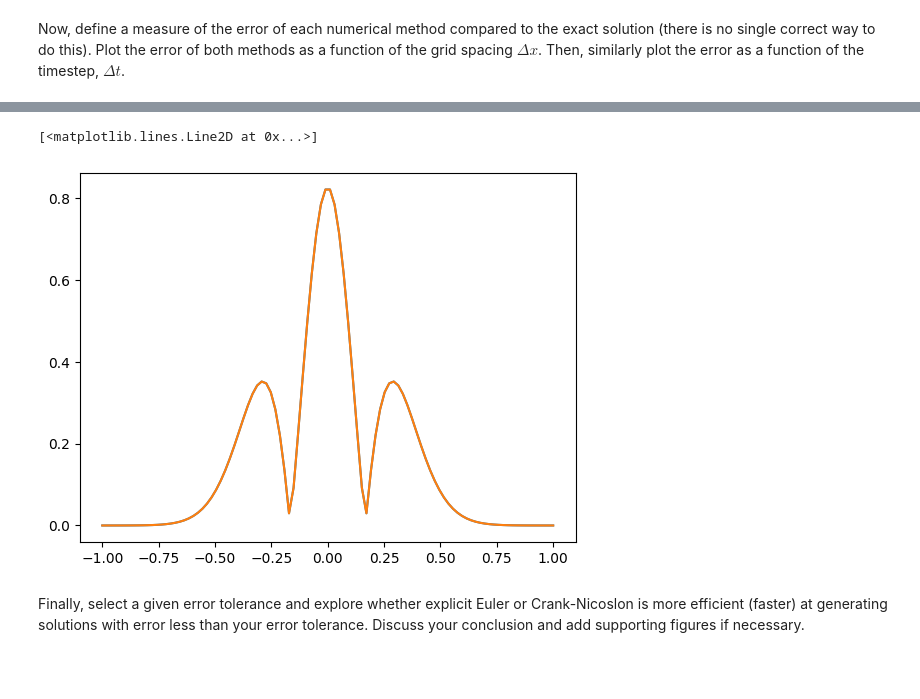
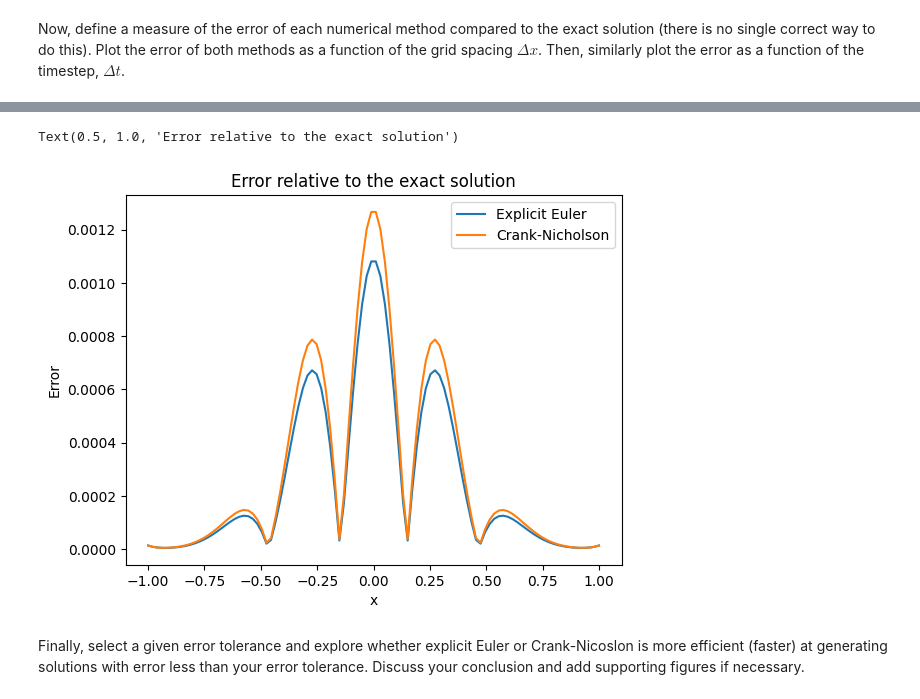
Before and after one commit to AnnabelHall/QCES_LNM, a Jupyter notebook: Project1_numerical_methods.ipynb, the cells around one changed output, grey strips where cells are left out. Cells and saved outputs as stored; diff of their text form; code cells hidden in the pictures; blank space fills up the shorter version.

```diff
--- a/Project1_numerical_methods.ipynb
+++ b/Project1_numerical_methods.ipynb
@@ -288,19 +300,24 @@ DISCUSS DEFINITION OF ERROR
 # %%
-# Add code to plot error here
+# Again, t = 20 for the true solution is equivalent to t = 10 for the models
+
 def euler_error(x):
-  error_ee = abs(c_EE[:,-1] - oneD_conc(x, 10, kappa))
+  error_ee = abs(c_EE[:,-1] - oneD_conc(x, 20, kappa))
   return error_ee
 
 def CN_error(x):
-  error_CN = abs(c_CN[:,-1] - oneD_conc(x, 10, kappa))
+  error_CN = abs(c_CN[:,-1] - oneD_conc(x, 20, kappa))
   return error_CN
 
 
-plt.plot(x, euler_error(x), label = 'explicit euler')
+plt.plot(x, euler_error(x), label = 'Explicit Euler')
 plt.plot(x, CN_error(x), label = 'Crank-Nicholson')
+plt.legend()
+plt.xlabel('x')
+plt.ylabel('Error')
+plt.title('Error relative to the exact solution')
 # %% [output]
-[<matplotlib.lines.Line2D at 0x...>]
+Text(0.5, 1.0, 'Error relative to the exact solution')
-[figure, old version]
+[figure, new version]
 # %% [markdown]
 Finally, select a given error tolerance and explore whether explicit Euler or Crank-Nicoslon is more efficient (faster) at generating solutions with error less than your error tolerance. Discuss your conclusion and add supporting figures if necessary.
 # %% [markdown]
```
Also changed, not shown: parts of 5 cells of this notebook.
